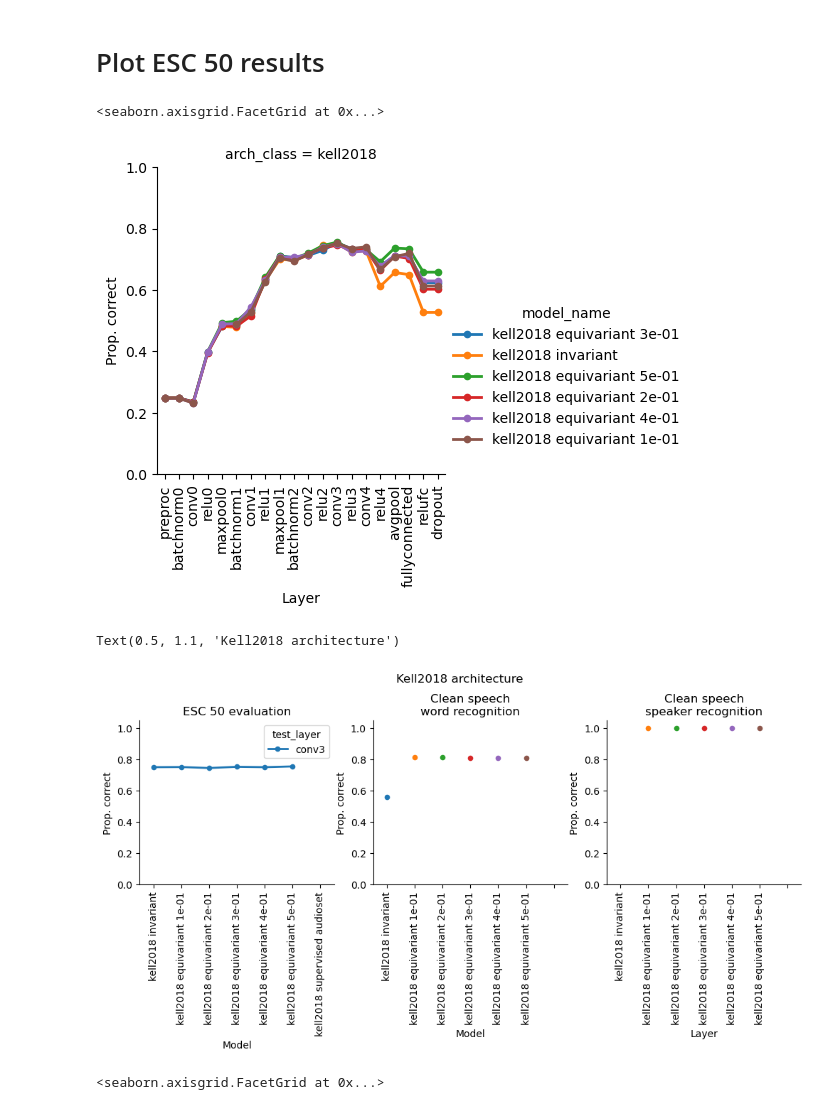
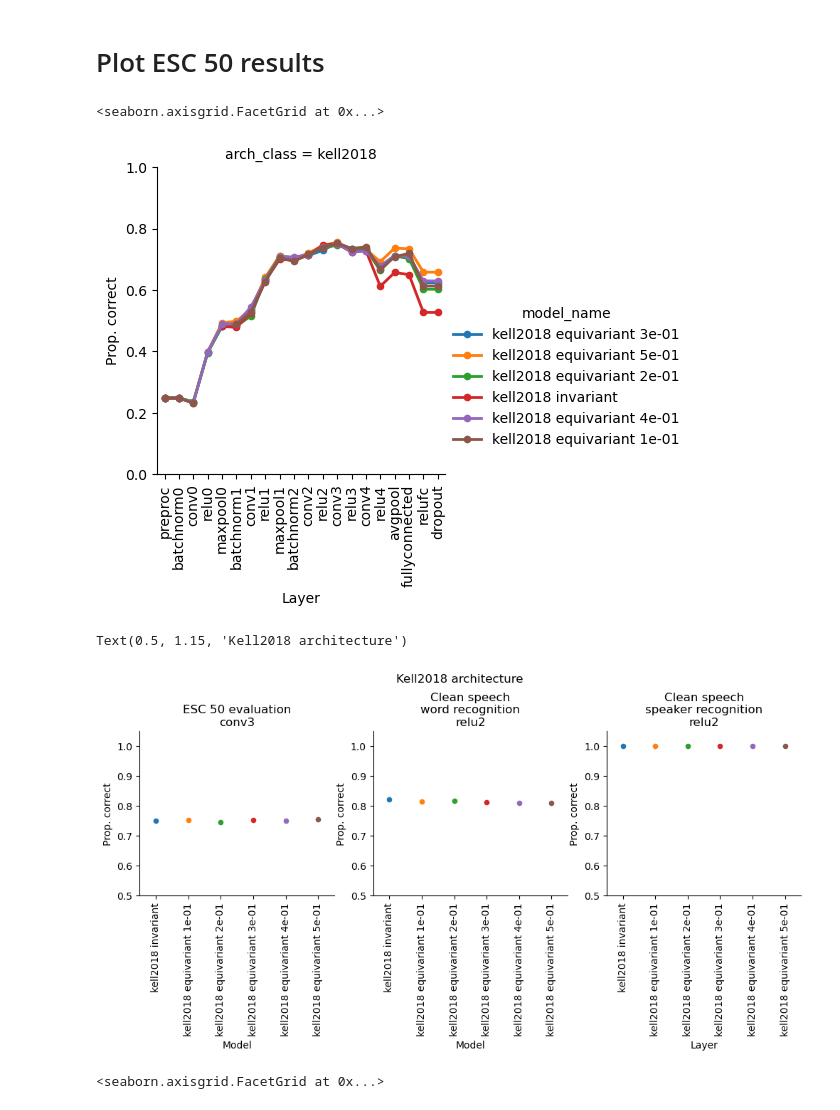
Before and after one commit to Feather-Lab/audio-ssl, a Jupyter notebook: notebooks/summarize_invar_v_equivar.ipynb, the cells around one changed output. Cells and saved outputs as stored; diff of their text form; code cells hidden in the pictures.

Commit message:
Save updated plots for kell2018 param eval + train higher lambda and kell2018 supervised audioset

```diff
--- a/notebooks/summarize_invar_v_equivar.ipynb
+++ b/notebooks/summarize_invar_v_equivar.ipynb
@@ -225,6 +214,8 @@ for i, results_path in enumerate(all_word_task_results):
 
             # if 'fixed_loss' not in path_str:
             continue
+    if 'kell2018' in path_str and not 'w_dropout_center_eval_words' in path_str:
+        continue
 
     if not any([layer in str(results_path) for layer in test_layers + resnet18_layer_order]):
         continue
@@ -278,7 +269,7 @@ g.set_xticklabels(rotation=90)
 g.set(ylim=(0, 1), ylabel='Prop. correct', xlabel='Layer')
 # %% [output]
 <seaborn.axisgrid.FacetGrid at 0x...>
-[figure, old version]
+[figure, new version]
 # %%
 hue_order = [
               'kell2018 invariant',
@@ -287,7 +278,8 @@ hue_order = [
               'kell2018 equivariant 3e-01',
               'kell2018 equivariant 4e-01',
               'kell2018 equivariant 5e-01',
-              'kell2018 supervised audioset']
+            #   'kell2018 supervised audioset'
+              ]
 
 test_layer = 'relu2'
 
@@ -312,14 +304,14 @@ fig, axes = plt.subplots(1,3, figsize=(12,3))
 g = sns.pointplot(data=esc_50_to_plot,
                 order=hue_order,
                  x='model_name', y='overall_acc', #col='arch_class',
-                  hue="test_layer",
+                  hue="model_name",
                 # palette=hue_dict,
-                # hue_order=hue_order,
+                hue_order=hue_order,
                 ax = axes[0],
                 #  height=4,
                  lw=2, ms=4)
 g.set_xticklabels(hue_order, rotation=90)
-g.set(ylim=(0, 1.05), title="ESC 50 evaluation", ylabel='Prop. correct', xlabel='Model')
+g.set(ylim=(0.5, 1.05), title="ESC 50 evaluation\nconv3", ylabel='Prop. correct', xlabel='Model')
 
 word_to_plot = df[(df.arch_class == 'kell2018') & (df.test_layer==test_layer) & (~df.word_top1_mean.isna())].dropna(axis=1).copy().reset_index(drop=True)
 
@@ -331,41 +323,41 @@ g = sns.pointplot(data=word_to_plot,
                 hue_order=hue_order,
                 ax=axes[1],
                 lw=2, ms=4)
-g.set_xticklabels(labels=hue_order[:-1], rotation=90)
-g.set(ylim=(0, 1.05), title="Clean speech\nword recognition", ylabel='Prop. correct', xlabel='Model')
+g.set_xticklabels(labels=hue_order, rotation=90)
+g.set(ylim=(0.5, 1.05), title="Clean speech\nword recognition\nrelu2", ylabel='Prop. correct', xlabel='Model')
 
 speaker_to_plot = df[(df.arch_class == 'kell2018') & (df.test_layer==test_layer) & (~df.speaker_top1_mean.isna())].dropna(axis=1).copy().reset_index(drop=True)
 g = sns.pointplot(data=speaker_to_plot,
                 order=hue_order,
                 x='model_name', y='speaker_top1_mean',
                 hue="model_name",
                 # palette=hue_dict,
                 hue_order=hue_order,
                 ax=axes[2],
 
                 lw=2, ms=4)
-g.set_xticklabels(labels=hue_order[:-1], rotation=90)
-g.set(ylim=(0, 1.05), title="Clean speech\nspeaker recognition", ylabel='Prop. correct', xlabel='Layer')
+g.set_xticklabels(labels=hue_order, rotation=90)
+g.set(ylim=(0.5, 1.05), title="Clean speech\nspeaker recognition\nrelu2", ylabel='Prop. correct', xlabel='Layer')
 sns.despine()
 # word_to_plot = df[(df.arch_class == 'kell2018') & (df.test_layer==test_layer) & (~df.word_top5_mean.isna())].dropna(axis=1).copy().reset_index(drop=True)
 # g = sns.pointplot(data=word_to_plot,
 #                 order=hue_order,
 #                 x='model_name', y='word_top5_mean',
 #                 hue="model_name",
 #                 # palette=hue_dict,
 #                 hue_order=hue_order,
 #                 ax=axes[2],
 
 #                 lw=2, ms=4)
 # g.set_xticklabels(labels=hue_order[:-1], rotation=90)
 # g.set(ylim=(0, 1), ylabel='Word top-5 prop. correct', xlabel='Layer')
 # plt.tight_layout()
 
 # axes[0].legend(frameon=False, fontsize=7, ncol=1,)
-plt.suptitle("Kell2018 architecture", y=1.1)
+plt.suptitle("Kell2018 architecture", y=1.15)
 # %% [output]
-Text(0.5, 1.1, 'Kell2018 architecture')
+Text(0.5, 1.15, 'Kell2018 architecture')
-[figure, old version]
+[figure, new version]
 # %%
 hue_order = [
               'resnet18 invariant',
```
Also changed, not shown: parts of 4 cells of this notebook, 9 other files.
